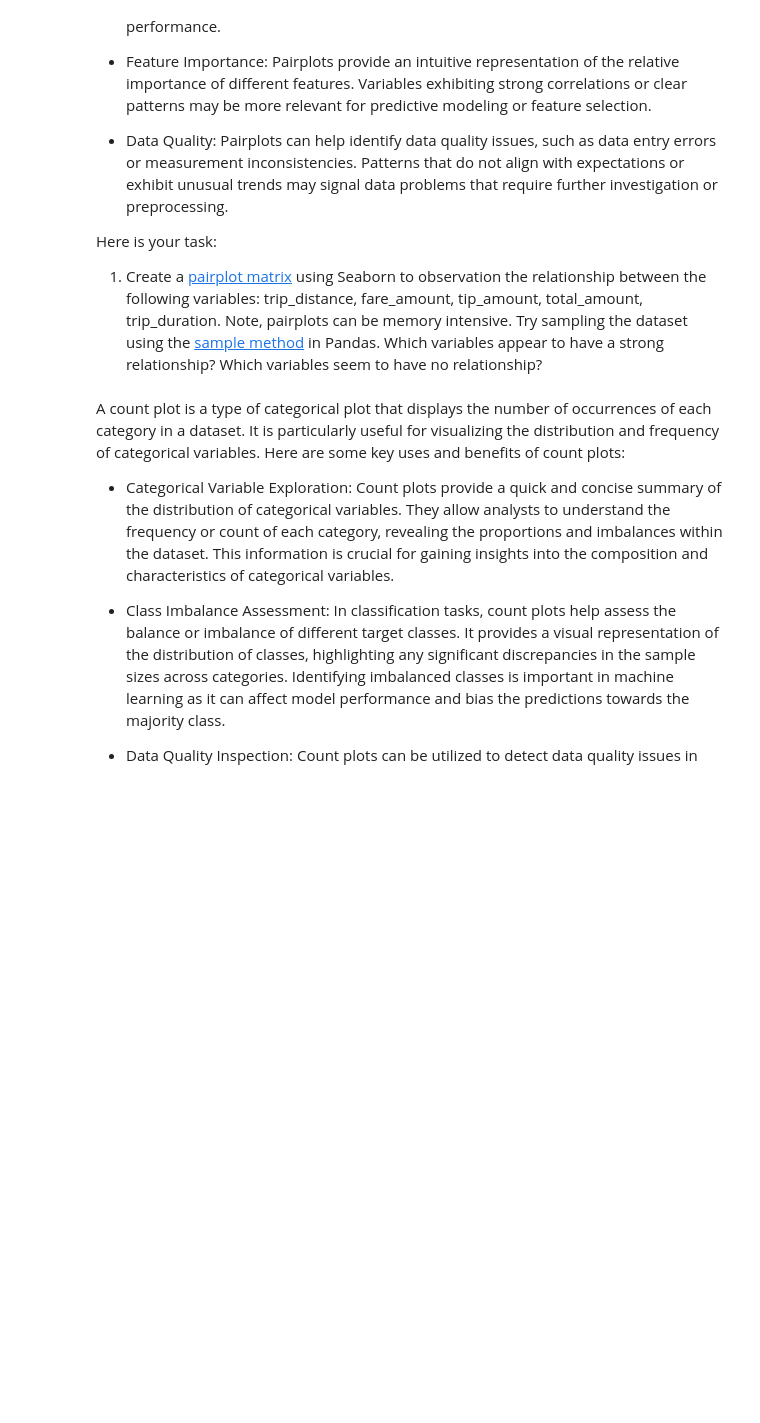
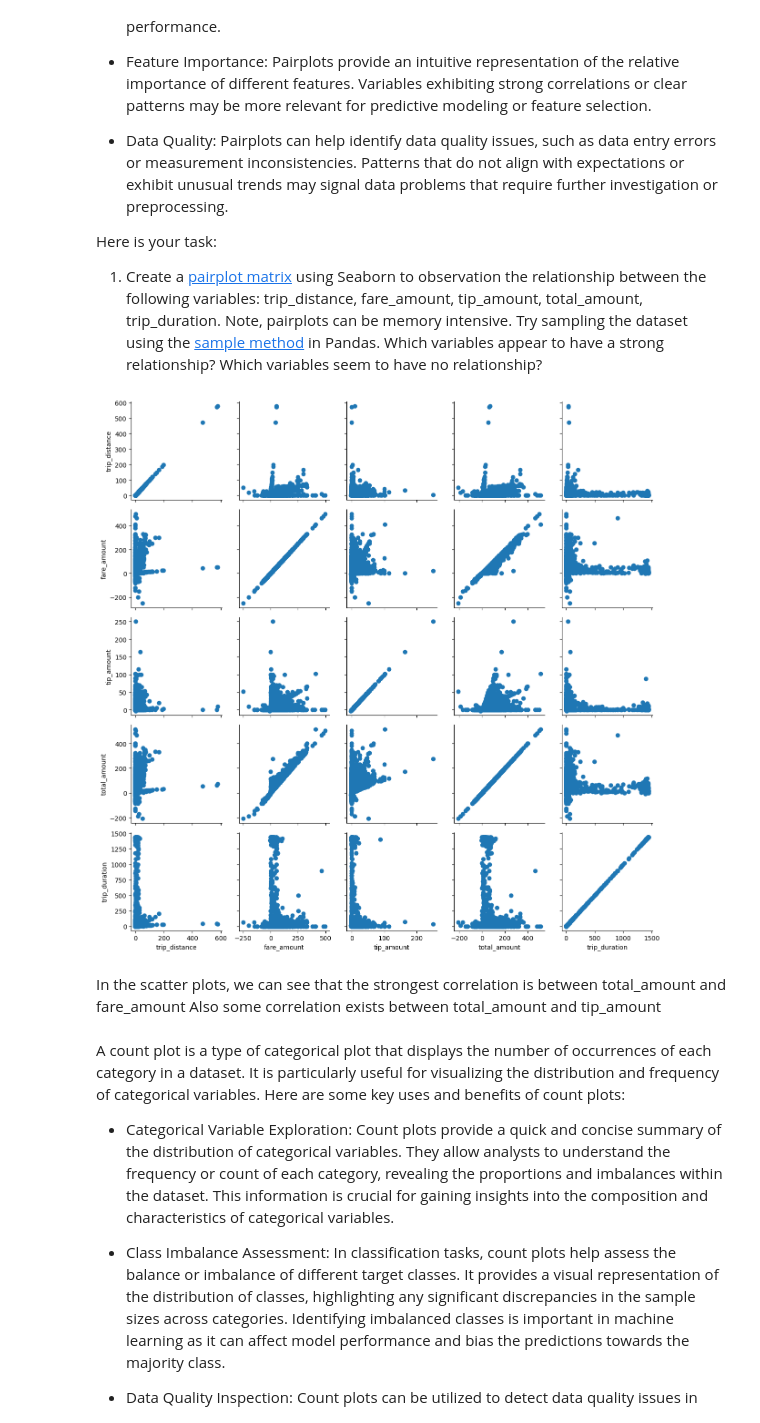
Before and after one commit to beltranster/mbm, a Jupyter notebook: Student_MLE_MiniProject_EDA.ipynb, the cells around one changed output. Saved outputs shown, nothing was run; the diff lists cells and outputs as text; code cells hidden in the pictures; blank space fills up the shorter version.

```diff
--- a/Student_MLE_MiniProject_EDA.ipynb
+++ b/Student_MLE_MiniProject_EDA.ipynb
@@ -158,6 +165,13 @@ Here is your task:
   1. Create a [pairplot matrix](https://seaborn.pydata.org/generated/seaborn.pairplot.html) using Seaborn to observation the relationship between the following variables: trip_distance, fare_amount, tip_amount, total_amount, trip_duration. Note, pairplots can be memory intensive. Try sampling the dataset using the [sample method](https://pandas.pydata.org/docs/reference/api/pandas.DataFrame.sample.html) in Pandas. Which variables appear to have a strong relationship? Which variables seem to have no relationship?
 # %%
 # Create a scatter plot matrix of numerical variables. If memory issues try the df.sample method.
+g = sns.PairGrid(df5.sample(frac= .2))
+g.map(plt.scatter);
+# %% [output]
+[figure, added]
+# %% [markdown]
+In the scatter plots, we can see that the strongest correlation is between total_amount and fare_amount
+Also some correlation exists between total_amount and tip_amount
 # %% [markdown]
 A count plot is a type of categorical plot that displays the number of occurrences of each category in a dataset. It is particularly useful for visualizing the distribution and frequency of categorical variables. Here are some key uses and benefits of count plots:
 
```
Also changed, not shown: parts of 3 cells of this notebook.
